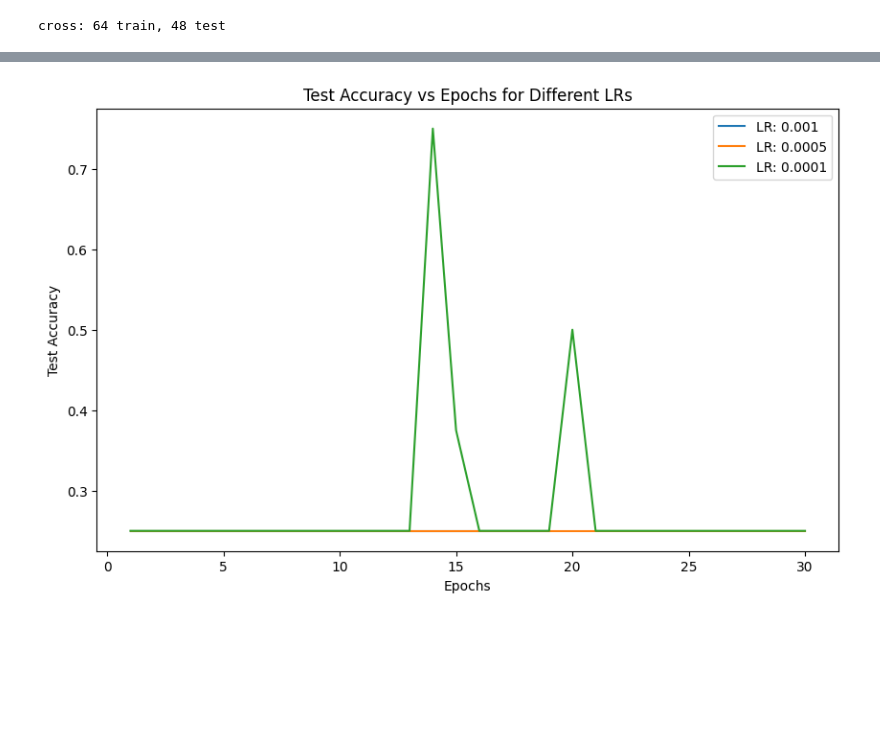
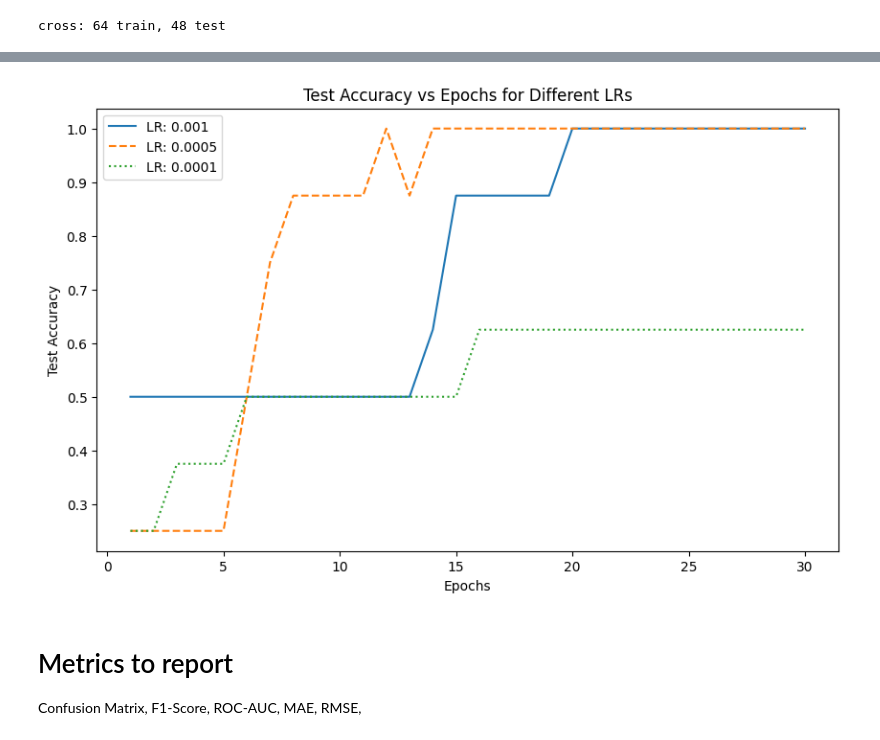
Before and after one commit to kianniek/UU_DeepLearning_Assignment_2, a Jupyter notebook: notebooks/main.ipynb, the cells around one changed output, grey strips where cells are left out. Saved outputs shown, nothing was run; the diff lists cells and outputs as text; code cells hidden in the pictures; blank space fills up the shorter version.

```diff
--- a/notebooks/main.ipynb
+++ b/notebooks/main.ipynb
@@ -313,12 +407,20 @@ CNN_1D_Classifier(
 )
 # %%
 import copy
+from torch.optim.lr_scheduler import CosineAnnealingWarmRestarts
 
-def train_model(model, train_loader, test_loader, num_epochs=50, learning_rate=1e-3, patience=10):
+def train_model(model, train_loader, test_loader, num_epochs=50, learning_rate=1e-3, patience=20):
     device = torch.device('cuda' if torch.cuda.is_available() else 'cpu')
     model = model.to(device)
-    criterion = nn.CrossEntropyLoss()
-    optimizer = torch.optim.Adam(model.parameters(), lr=learning_rate, weight_decay=learning_rate)
+
+    # Label Smoothing to address mode collapse
+    criterion = nn.CrossEntropyLoss(label_smoothing=0.1)
+
+    # AdamW works better with CosineAnnealing
+    optimizer = torch.optim.AdamW(model.parameters(), lr=learning_rate, weight_decay=1e-4)
+
+    # Cosine Annealing scheduler with warm restarts
+    scheduler = CosineAnnealingWarmRestarts(optimizer, T_0=10, T_mult=2, eta_min=1e-5)
 
     results = {'train_acc': [], 'test_acc': [], 'train_loss': [], 'test_loss': []}
 
@@ -362,7 +464,10 @@ def train_model(model, train_loader, test_loader, num_epochs=50, learning_rate=1
         test_loss = test_loss_sum / test_total if test_total > 0 else 0
         test_acc = test_correct / test_total if test_total > 0 else 0
 
-        print(f"Epoch {epoch+1:02d}/{num_epochs} - Train Loss: {epoch_loss:.4f} - Train Acc: {epoch_acc:.4f} - Test Loss: {test_loss:.4f} - Test Acc: {test_acc:.4f}")
+        current_lr = optimizer.param_groups[0]['lr']
+        print(f"Epoch {epoch+1:02d}/{num_epochs} - Train Loss: {epoch_loss:.4f} - Train Acc: {epoch_acc:.4f} - Test Loss: {test_loss:.4f} - Test Acc: {test_acc:.4f} - LR: {current_lr:.2e}")
+
+        scheduler.step()
 
         results['train_loss'].append(epoch_loss)
         results['train_acc'].append(epoch_acc)
@@ -541,7 +629,14 @@ for lr in learning_rates:
 
 plt.figure(figsize=(10, 6))
 for lr, res in hyper_results.items():
-    plt.plot(range(1, len(res['test_acc']) + 1), res['test_acc'], label=f'LR: {lr}')
+    # Differentiate curves by linestyle
+    if lr == str(learning_rates[0]):
+        linestyle = '-'
+    elif lr == str(learning_rates[1]):
+        linestyle = '--'
+    elif lr == str(learning_rates[2]):
+        linestyle = ':'
+    plt.plot(range(1, len(res['test_acc']) + 1), res['test_acc'], label=f'LR: {lr}', linestyle=linestyle)
 
 plt.title('Test Accuracy vs Epochs for Different LRs')
 plt.xlabel('Epochs')
@@ -570 +665,5 @@ Epoch 30/30 - Train Loss: 0.2284 - Train Acc: 1.0000 - Test Loss: 1.3003 - Test
-[figure, old version]
+[figure, new version]
+# %% [markdown]
+# Metrics to report
+
+Confusion Matrix, F1-Score, ROC-AUC, MAE, RMSE,
```
Also changed, not shown: parts of 11 cells of this notebook, 21 other files.
